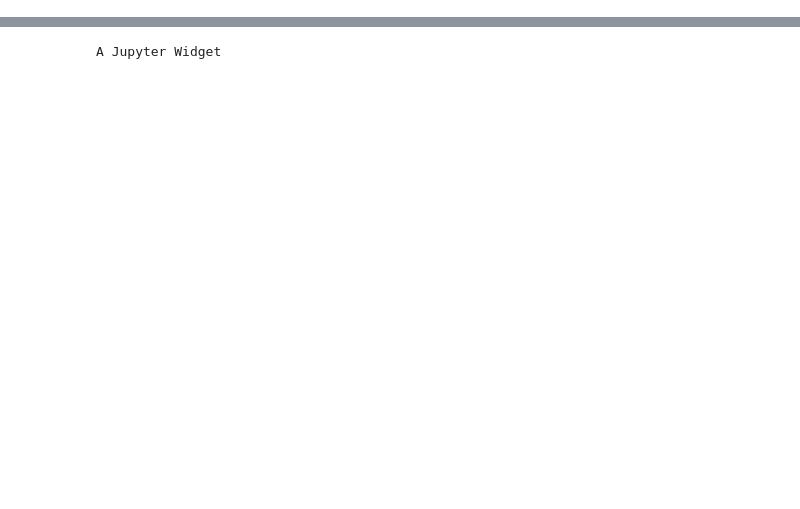
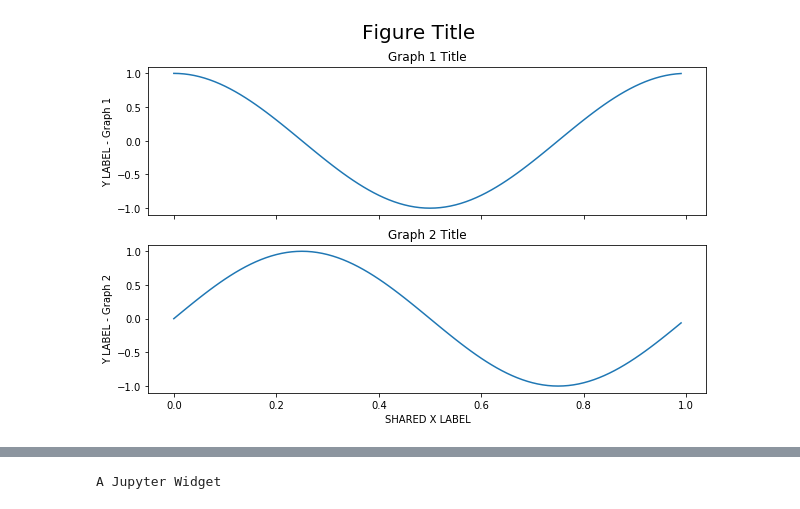
Before and after one commit to PyDataFortWayne/GraphingMatplotlibSeaborn, a Jupyter notebook: Graphing Overview.ipynb, the cells around one changed output, grey strips where cells are left out. Cells and saved outputs as stored; diff of their text form; code cells hidden in the pictures; blank space fills up the shorter version.

```diff
--- a/Graphing Overview.ipynb
+++ b/Graphing Overview.ipynb
@@ -28,0 +90,16 @@ plt.show()
+# %%
+# Define our subplots which will return a tuple of the figure and axes.
+fig, axes = plt.subplots(nrows=2, ncols=1, sharex=True, figsize=(10,6))
+axes[0].plot(x,y_cos)
+axes[1].plot(x,y_sin)
+
+plt.suptitle('Figure Title', fontsize=20, horizontalalignment='center', verticalalignment='top')
+
+axes[0].set_title('Graph 1 Title')
+axes[1].set_title('Graph 2 Title')
+axes[1].set_xlabel('SHARED X LABEL')
+axes[0].set_ylabel('Y LABEL - Graph 1')
+axes[1].set_ylabel('Y LABEL - Graph 2')
+plt.show()
+# %% [output]
+[figure, added]
```
Also changed, not shown: parts of 95 cells of this notebook, 1 other file.
